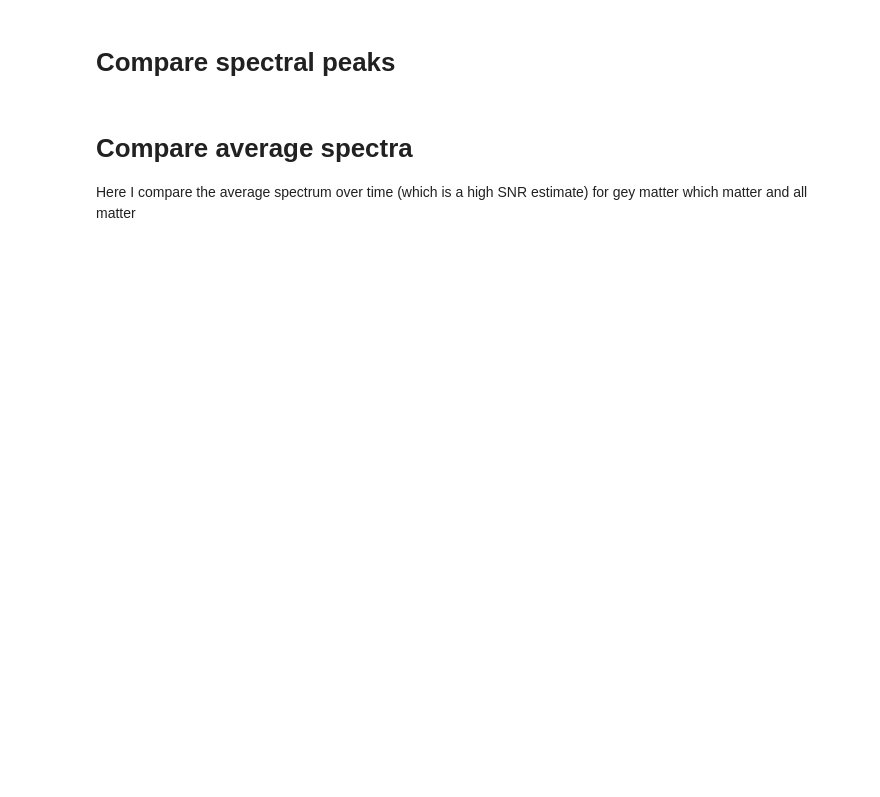
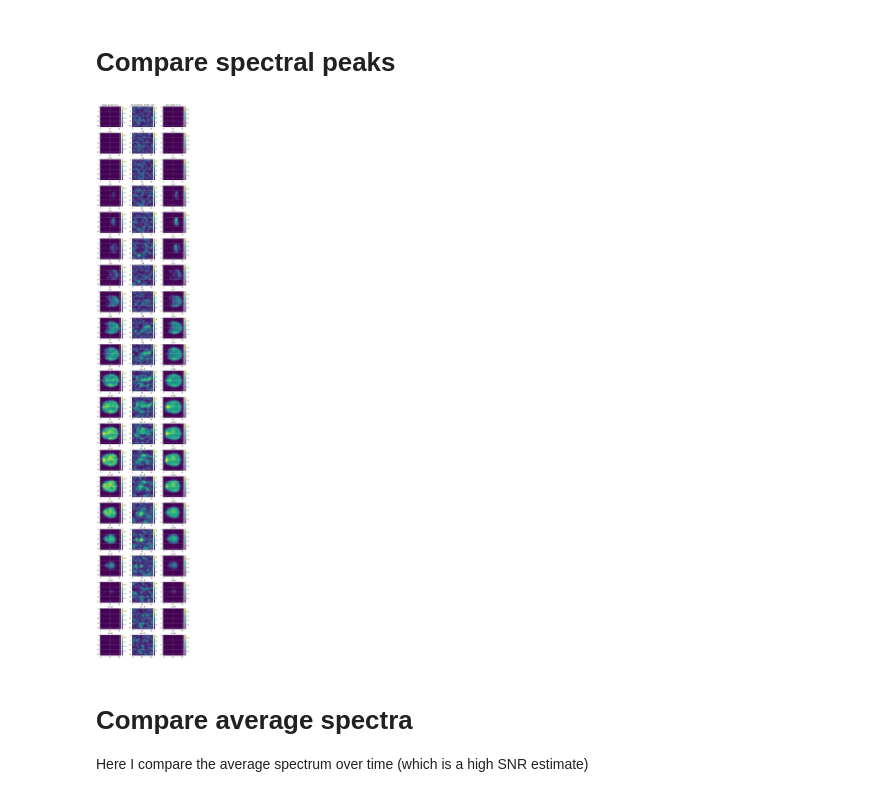
Before and after one commit to EdgarFischer/DMI_Denoising, a Jupyter notebook: notebooks/EvaluateModel.ipynb, the cells around one changed output. Cells and saved outputs as stored; diff of their text form; code cells hidden in the pictures; blank space fills up the shorter version.

```diff
--- a/notebooks/EvaluateModel.ipynb
+++ b/notebooks/EvaluateModel.ipynb
@@ -290,56 +114,17 @@ plt.show()
 # %% [markdown]
 # Compare spectral peaks
 # %%
-# ── Vergleich aller Z-Slices: Low-Rank | Deep Denoising | Input ─────────────
-
-import numpy as np
-import matplotlib.pyplot as plt
-
-# 1) t- und T-Indizes einstellen
-t, T = 78, 7  # 85~Glx
-
-# 2) Anzahl der Z-Slices automatisch ermitteln
-n_slices = out_data.shape[2]
-
-# 3) Subplots erzeugen: n_slices Zeilen × 3 Spalten
-fig, axes = plt.subplots(
-    n_slices, 3,
-    figsize=(9, n_slices * 2.5),
-    constrained_layout=True
+fig, axes = plot_z_slices(
+    Data_ft,
+    Titles,
+    t=78,  #78 ca Glx
+    T=7,
+    share_clim="per_column",
 )
 
-for i, z in enumerate(range(n_slices)):
-    # 4) 2D-Slices extrahieren
-    slice_lr   = np.abs(baseline_data_ft[:, :, z, t, T])  # Low-Rank
-    slice_deep = np.abs(out_data_ft[:, :, z, t, T])       # Deep Denoised
-    slice_in   = np.abs(tgt_data_ft[:, :, z, t, T])       # Original Input
-
-    # 5a) Low-Rank
-    im0 = axes[i, 0].imshow(slice_lr,   cmap='viridis')
-    axes[i, 0].set_title(f"low-rank {rank_post} | z={z}, t={t}")
-    #axes[i, 0].axis('off')
-    axes[i, 0].axis('on')
-    axes[i, 0].grid(True, color='w', lw=0.5)  # weißes Grid
-    plt.colorbar(im0, ax=axes[i, 0], fraction=0.046, pad=0.04)
-
-    # 5b) Deep Denoising
-    im1 = axes[i, 1].imshow(slice_deep, cmap='viridis')
-    axes[i, 1].set_title(f"deep denoising | z={z}, t={t}")
-    #axes[i, 1].axis('off')
-    axes[i, 1].axis('on')
-    axes[i, 1].grid(True, color='w', lw=0.5)  # weißes Grid
-    plt.colorbar(im1, ax=axes[i, 1], fraction=0.046, pad=0.04)
-
-    # 5c) Input
-    im2 = axes[i, 2].imshow(slice_in,   cmap='viridis')
-    axes[i, 2].set_title(f"no denoising          | z={z}, t={t}")
-    #axes[i, 2].axis('off')
-    axes[i, 2].axis('on')
-    axes[i, 2].grid(True, color='w', lw=0.5)  # weißes Grid
-    plt.colorbar(im2, ax=axes[i, 2], fraction=0.046, pad=0.04)
-
-#plt.savefig("denoising_p2n.png", dpi=300)
 plt.show()
+# %% [output]
+[figure, added]
 # %% [markdown]
 # Compare average spectra
-Here I compare the average spectrum over time (which is a high SNR estimate) for gey matter which matter and all matter
+Here I compare the average spectrum over time (which is a high SNR estimate)
```
Also changed, not shown: parts of 15 cells of this notebook, 2 other files.
